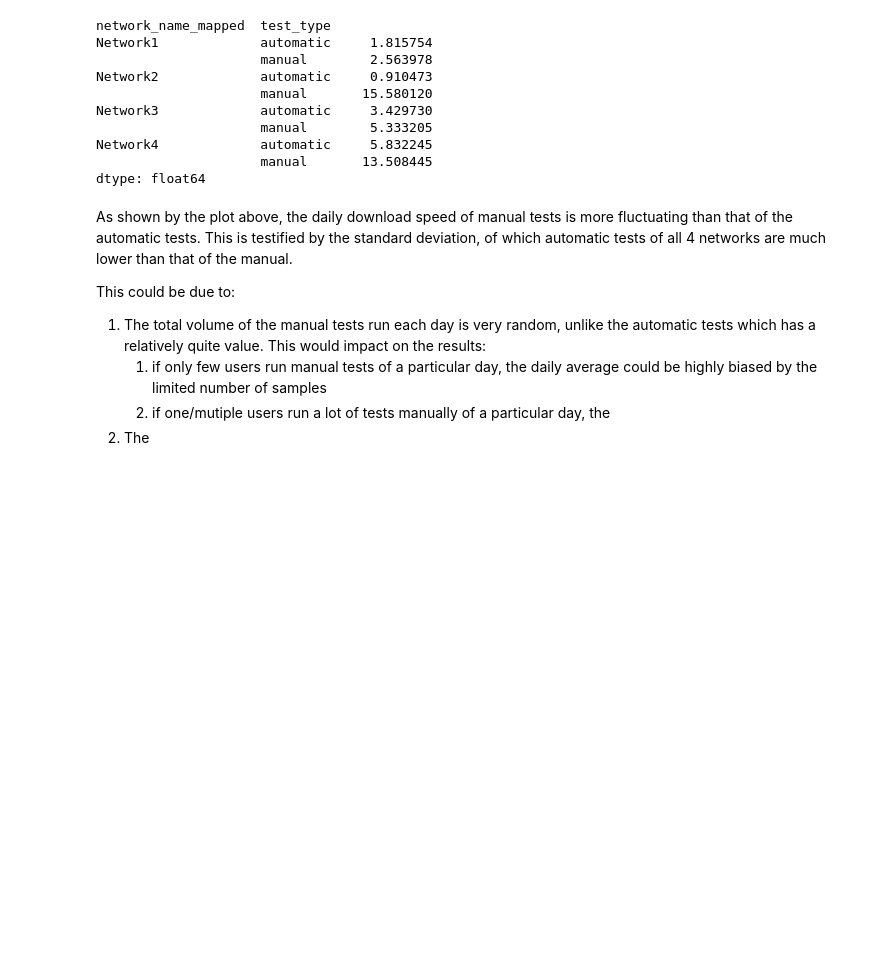
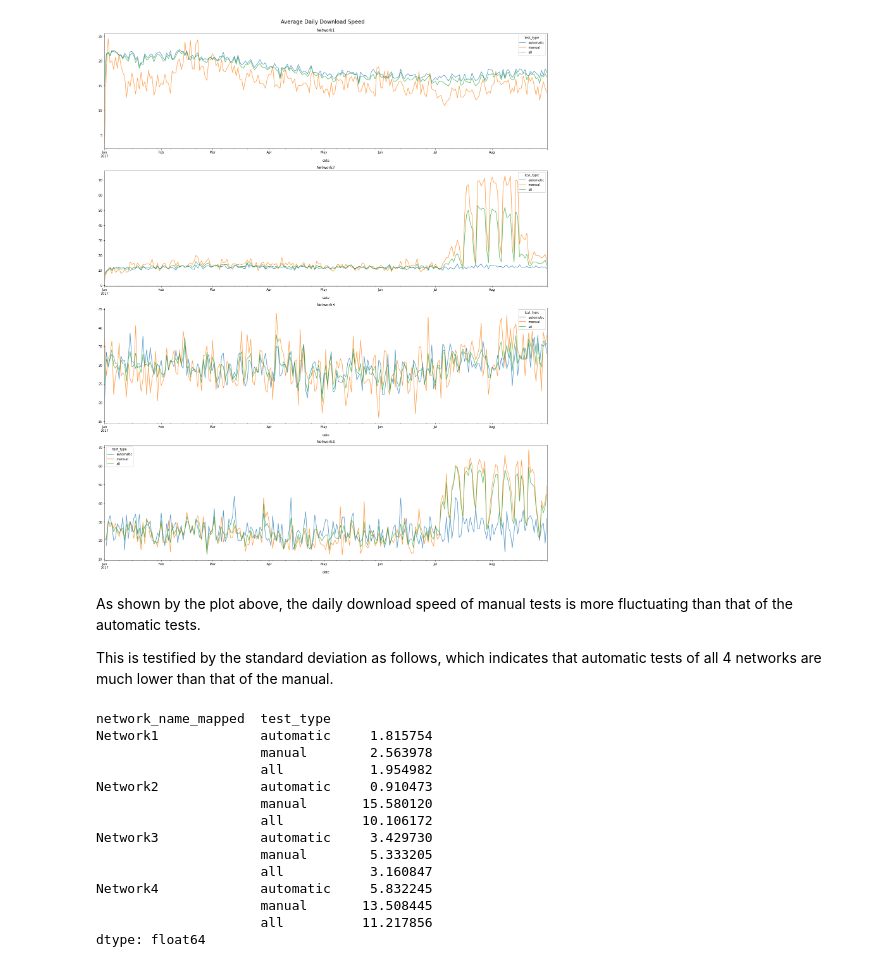
Before and after one commit to sheryllan/OpenSignal, a Jupyter notebook: part1.ipynb, the cells around one changed output. Cells and saved outputs as stored; diff of their text form; code cells hidden in the pictures; blank space fills up the shorter version.

```diff
--- a/part1.ipynb
+++ b/part1.ipynb
@@ -42,0 +17,15 @@ df_daily_speed.plot(figsize=(30, 20))
+# %%
+df_daily_speed_1 = df.pivot_table(index='date',
+                                  columns='network_name_mapped',
+                                  values='download_speed')
+df_daily_speed_1.columns = pd.MultiIndex.from_product(
+    [df_daily_speed_1.columns, ['all']], names=['network_name_mapped', 'test_type'])
+
+df_daily_speed_2 = df.pivot_table(index='date',
+                                  columns=['network_name_mapped', 'test_type'],
+                                  values='download_speed')
+df_daily_speed = pd.concat([df_daily_speed_1, df_daily_speed_2], axis=1)
+
+networks = list(df_daily_speed.columns.levels[0])
+df_daily_speed = df_daily_speed[pd.MultiIndex.from_product([networks, ['automatic', 'manual', 'all']])]
+df_daily_speed
@@ -43,21 +48,36 @@ df_daily_speed.plot(figsize=(30, 20))
+# %%
+import matplotlib.pyplot as plt
+
+fig_daily, axes_daily = plt.subplots(4, 1, figsize=(20, 25))
+fig_daily.suptitle('Average Daily Download Speed', fontsize=17)
+axes_daily = axes_daily.flatten()
+
+for i, nw in enumerate(networks):
+    ax = axes_daily[i]
+    ax.set_title(nw)
+    df_daily_speed[nw].plot(ax=ax, alpha=0.8)
+
+fig_daily.tight_layout(rect=[0, 0, 1, 0.97])
+# %% [output]
+[figure, added]
+# %% [markdown]
+As shown by the plot above, the daily download speed of manual tests is more fluctuating than that of the automatic tests.
+
+This is testified by the standard deviation as follows, which indicates that automatic tests of all 4 networks are much lower than that of the manual.
 # %%
 df_daily_speed.std(axis=0)
 # %% [output]
 network_name_mapped  test_type
 Network1             automatic     1.815754
                      manual        2.563978
+                     all           1.954982
 Network2             automatic     0.910473
                      manual       15.580120
+                     all          10.106172
 Network3             automatic     3.429730
                      manual        5.333205
+                     all           3.160847
 Network4             automatic     5.832245
                      manual       13.508445
+                     all          11.217856
 dtype: float64
-# %% [markdown]
-As shown by the plot above, the daily download speed of manual tests is more fluctuating than that of the automatic tests. This is testified by the standard deviation, of which automatic tests of all 4 networks are much lower than that of the manual.
-
-This could be due to:
-1. The total volume of the manual tests run each day is very random, unlike the automatic tests which has a relatively quite value. This would impact on the results:
-    1) if only few users run manual tests of a particular day, the daily average could be highly biased by the limited number of samples
-    2) if one/mutiple users run a lot of tests manually of a particular day, the
-2. The
```
Also changed, not shown: parts of 27 cells of this notebook.
